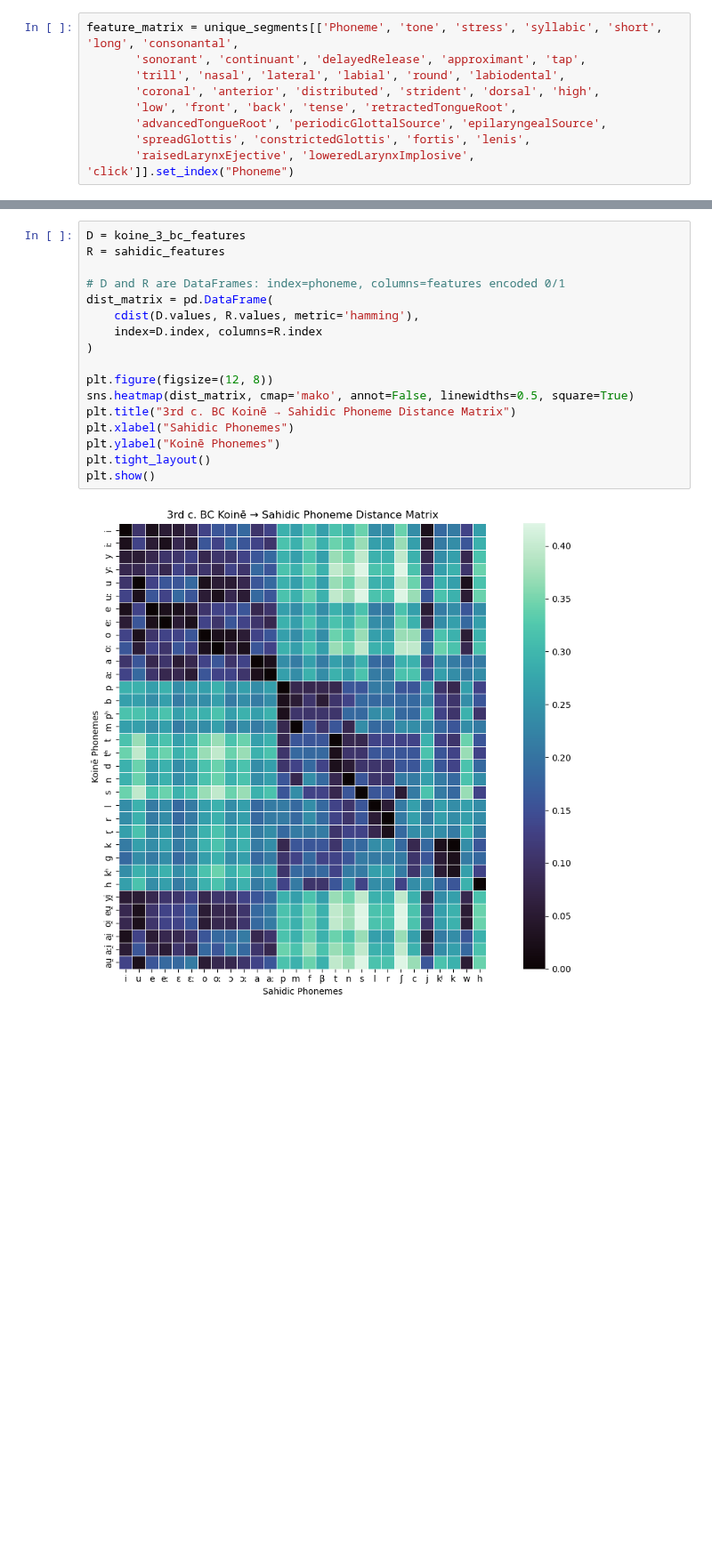
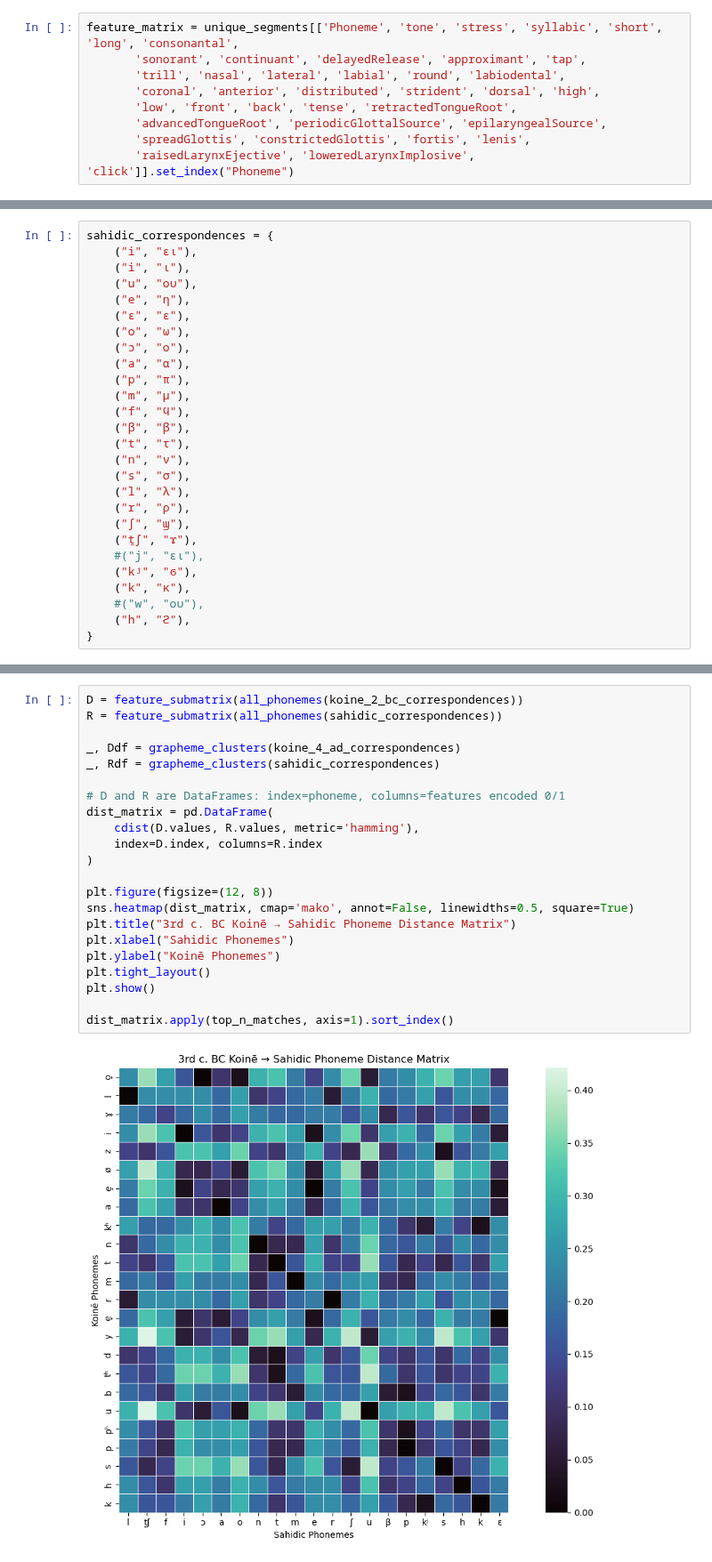
Before and after one commit to kmein/greek-coptic, a Jupyter notebook: features.ipynb, the cells around one changed output, grey strips where cells are left out. Shown at 89% size. Cells and saved outputs as stored; diff of their text form; blank space fills up the shorter version.

```diff
--- a/features.ipynb
+++ b/features.ipynb
@@ -121 +265,28 @@ plt.show()
+# %%
+sahidic_correspondences = {
+    ("i", "ει"),
+    ("i", "ι"),
+    ("u", "ου"),
+    ("e", "η"),
+    ("ɛ", "ε"),
+    ("o", "ω"),
+    ("ɔ", "ο"),
+    ("a", "α"),
+    ("p", "π"),
+    ("m", "μ"),
+    ("f", "ϥ"),
+    ("β", "β"),
+    ("t", "τ"),
+    ("n", "ν"),
+    ("s", "σ"),
+    ("l", "λ"),
+    ("r", "ρ"),
+    ("ʃ", "ϣ"),
+    ("t̠ʃ", "ϫ"),
+    #("j", "ει"),
+    ("kʲ", "ϭ"),
+    ("k", "κ"),
+    #("w", "ου"),
+    ("h", "ϩ"),
+}
 # %%
@@ -169,19 +399,24 @@ plt.show()
 # %%
-D = koine_3_bc_features
-R = sahidic_features
+D = feature_submatrix(all_phonemes(koine_2_bc_correspondences))
+R = feature_submatrix(all_phonemes(sahidic_correspondences))
+
+_, Ddf = grapheme_clusters(koine_4_ad_correspondences)
+_, Rdf = grapheme_clusters(sahidic_correspondences)
 
 # D and R are DataFrames: index=phoneme, columns=features encoded 0/1
 dist_matrix = pd.DataFrame(
     cdist(D.values, R.values, metric='hamming'),
     index=D.index, columns=R.index
 )
 
 plt.figure(figsize=(12, 8))
 sns.heatmap(dist_matrix, cmap='mako', annot=False, linewidths=0.5, square=True)
 plt.title("3rd c. BC Koinē → Sahidic Phoneme Distance Matrix")
 plt.xlabel("Sahidic Phonemes")
 plt.ylabel("Koinē Phonemes")
 plt.tight_layout()
 plt.show()
+
+dist_matrix.apply(top_n_matches, axis=1).sort_index()
 # %% [output]
-[figure, old version]
+[figure, new version]
```
Also changed, not shown: parts of 19 cells of this notebook.
